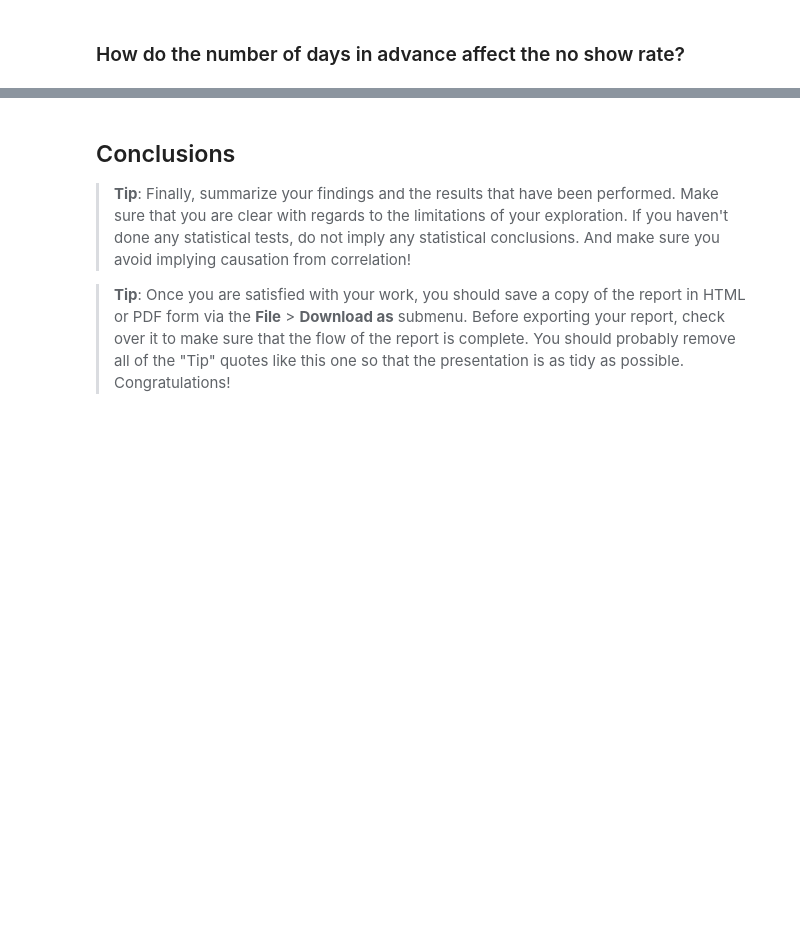
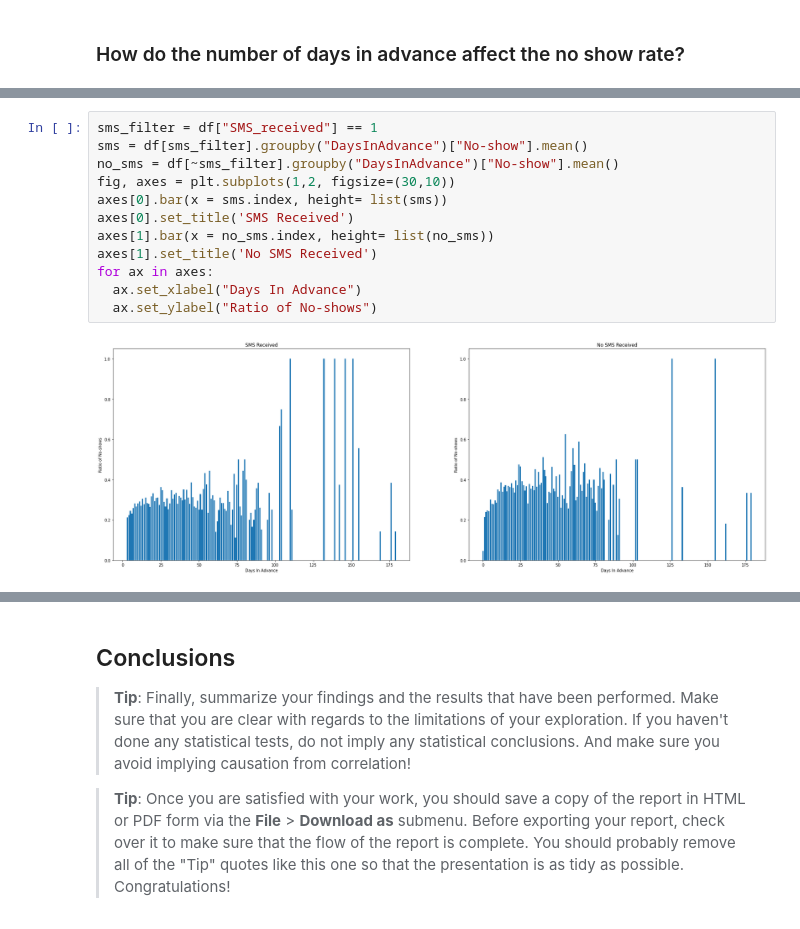
Before and after one commit to SeraphDev6/Investigate-a-Dataset, a Jupyter notebook: Investigating_causes_of_missed_appoinments.ipynb, the cells around one changed output, grey strips where cells are left out. Drawn from its saved outputs; the diff is of its cells as text; blank space fills up the shorter version.

```diff
--- a/Investigating_causes_of_missed_appoinments.ipynb
+++ b/Investigating_causes_of_missed_appoinments.ipynb
@@ -364,0 +362,14 @@ sns.histplot(data =df, x= "DaysInAdvance")
+# %%
+sms_filter = df["SMS_received"] == 1
+sms = df[sms_filter].groupby("DaysInAdvance")["No-show"].mean()
+no_sms = df[~sms_filter].groupby("DaysInAdvance")["No-show"].mean()
+fig, axes = plt.subplots(1,2, figsize=(30,10))
+axes[0].bar(x = sms.index, height= list(sms))
+axes[0].set_title('SMS Received')
+axes[1].bar(x = no_sms.index, height= list(no_sms))
+axes[1].set_title('No SMS Received')
+for ax in axes:
+  ax.set_xlabel("Days In Advance")
+  ax.set_ylabel("Ratio of No-shows")
+# %% [output]
+[figure, added]
```
Also changed, not shown: parts of 16 cells of this notebook, 1 other file.
